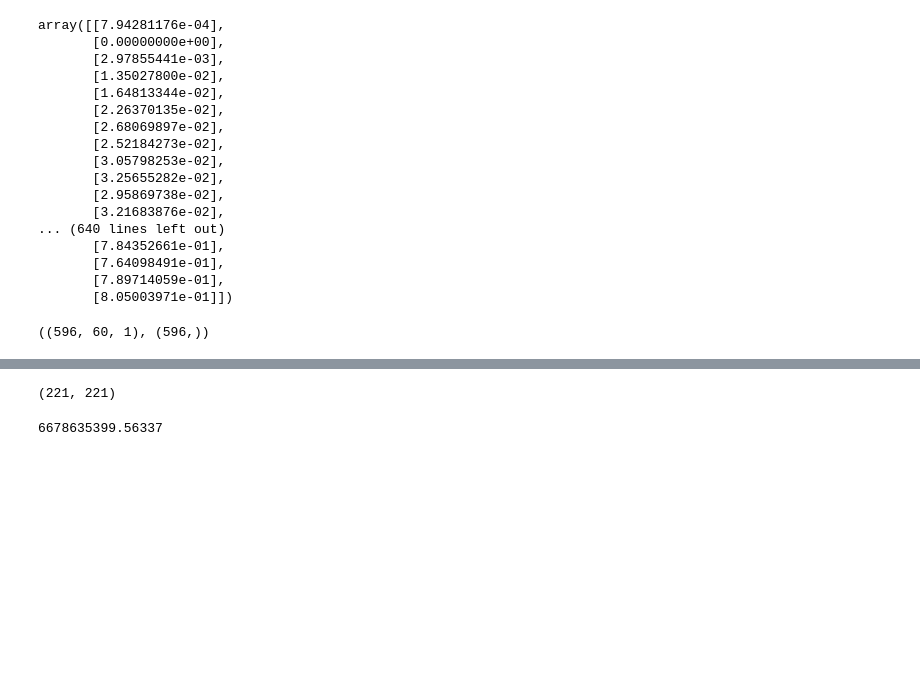
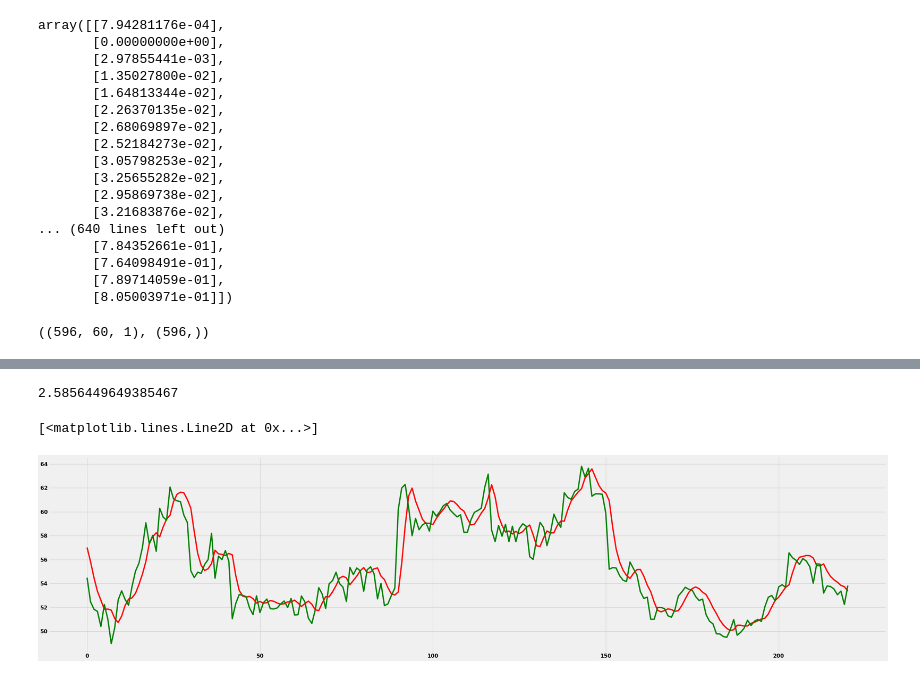
Before and after one commit to lhndsp/Quant-basics, a Jupyter notebook: quant-basics.ipynb, the cells around one changed output, grey strips where cells are left out. Saved outputs shown, nothing was run; the diff lists cells and outputs as text; code cells hidden in the pictures; blank space fills up the shorter version.

```diff
--- a/quant-basics.ipynb
+++ b/quant-basics.ipynb
@@ -1134,0 +1081,2 @@ inputs = sc.transform(inputs)
+# %%
+teste_tranf = sc.transform(teste)
@@ -1135,23 +1085,24 @@ inputs = sc.transform(inputs)
 # %%
 X_test, y_test = [], []
 
-for i in range(60,len(teste)):
-    X_test.append(inputs[i-60:i,0])
-    y_test.append(inputs[i, 0])
+for i in range(60,len(teste_tranf)):
+    X_test.append(teste_tranf[i-60:i,0])
 # %%
 X_test = np.array(X_test)
 X_test = np.reshape(X_test, (X_test.shape[0],X_test.shape[1],1))
 # %%
 ypredict = modelo.predict(X_test)
 ypredict = sc.inverse_transform(ypredict)
-# %%
-len(ypredict), len(y_test)
-# %% [output]
-(221, 221)
 # %%
 rmse(y_test, ypredict)
 # %% [output]
-6678635399.56337
+2.5856449649385467
+# %%
+plt.plot(ypredict, c = 'r')
+plt.plot(y_test, c = 'g')
+# %% [output]
+[<matplotlib.lines.Line2D at 0x...>]
+[figure, added]
 # %%
 treino_ = df_stock.filter(['Close']).iloc[:len_treino]
 teste_ = df_stock.filter(['Close']).iloc[len_treino:][:221]
```
Also changed, not shown: parts of 13 cells of this notebook.
